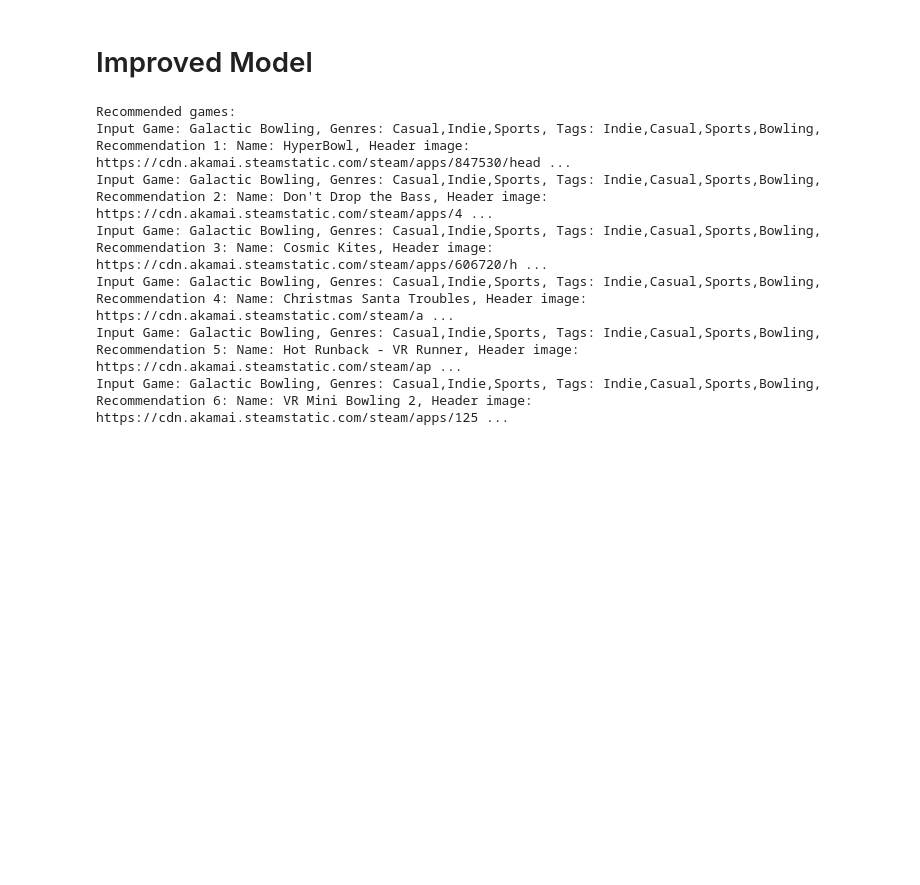
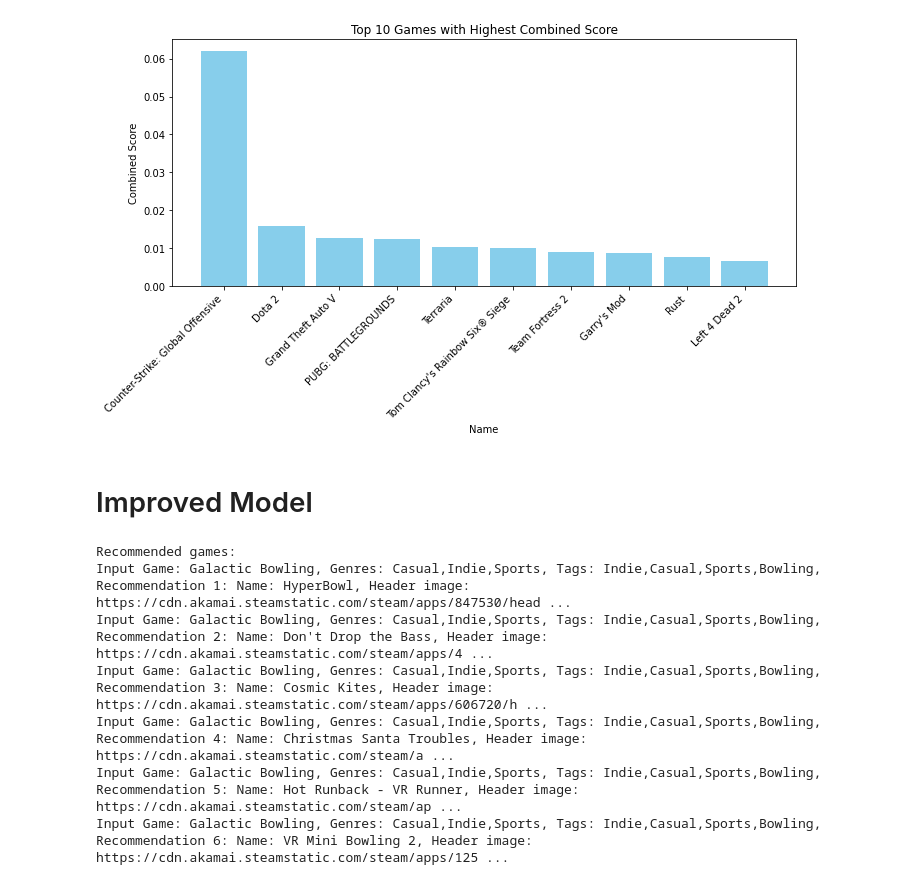
Before and after one commit to EzequielMussambe37/cse482Project, a Jupyter notebook: recommending games cse 482 project (4).ipynb, the cells around one changed output. Drawn from its saved outputs; the diff is of its cells as text; code cells hidden in the pictures; blank space fills up the shorter version.

```diff
--- a/recommending games cse 482 project (4).ipynb
+++ b/recommending games cse 482 project (4).ipynb
@@ -125,0 +156,21 @@ def recommend_similar_games(game_name, data_frame):
+# %%
+import matplotlib.pyplot as plt
+# Sort the DataFrame by 'Combined Score' in descending order
+sorted_games = games.sort_values(by='Combined Score', ascending=False)
+
+# Get the top N games (adjust N as needed)
+top_n = 10
+top_games = sorted_games.head(top_n)
+
+# Create a bar graph
+plt.figure(figsize=(10, 6))
+plt.bar(top_games['Name'], top_games['Combined Score'], color='skyblue')
+plt.xlabel('Name')
+plt.ylabel('Combined Score')
+plt.title(f'Top {top_n} Games with Highest Combined Score')
+plt.xticks(rotation=45, ha='right')  # Rotate x-axis labels for better visibility
+plt.tight_layout()
+
+# Show the plot
+plt
+# %% [output]
@@ -126,2 +178,3 @@ def recommend_similar_games(game_name, data_frame):
+[figure, added]
 # %% [markdown]
 # Improved Model
```
Also changed, not shown: parts of 6 cells of this notebook.
